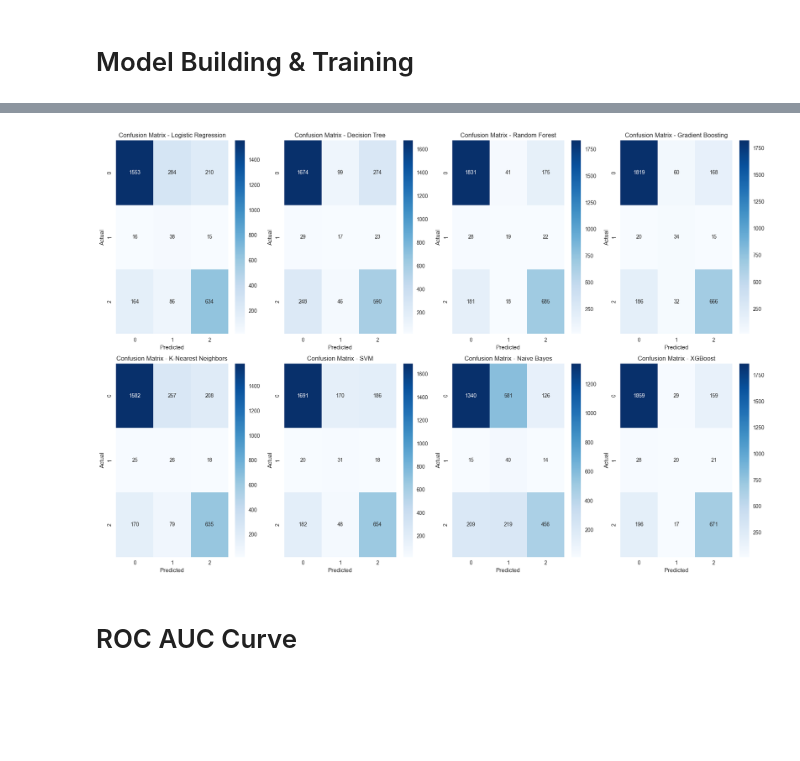
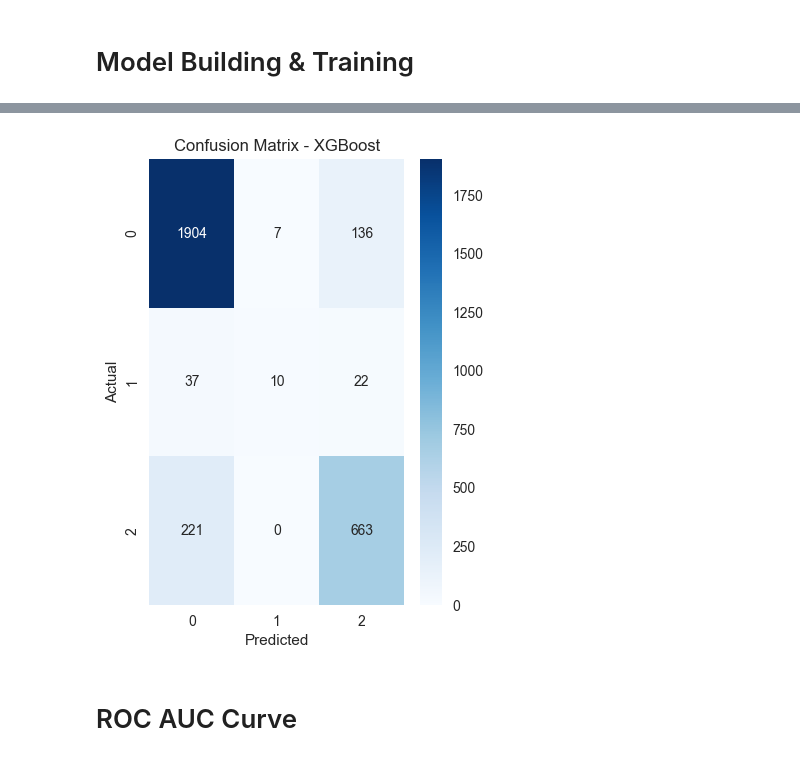
Before and after one commit to TasnimulIntazamAsif/BUBT_AI_Competition_2025, a Jupyter notebook: bubt.ipynb, the cells around one changed output, grey strips where cells are left out. Saved outputs shown, nothing was run; the diff lists cells and outputs as text; code cells hidden in the pictures; blank space fills up the shorter version.

```diff
--- a/bubt.ipynb
+++ b/bubt.ipynb
@@ -636,59 +572,36 @@ weighted avg       0.85      0.85      0.85      3000
 # %%
-# Detailed evaluation for each model: confusion matrix, CV accuracy, ROC AUC
+# Classification Report
+print(f"\nClassification Report for {name}:")
+print(classification_report(y_test, y_pred))
 
-from sklearn.model_selection import StratifiedKFold
+# Confusion Matrix
+plt.figure(figsize=(15, 10))
+plt.subplot(2, 4, list(models.keys()).index(name) + 1)
+cm = confusion_matrix(y_test, y_pred)
+sns.heatmap(cm, annot=True, fmt='d', cmap='Blues')
+plt.title(f'Confusion Matrix - {name}')
+plt.ylabel('Actual')
+plt.xlabel('Predicted')
 
-plt.figure(figsize=(18, 12))
+# Fix: Use encoded labels for cross-validation to avoid class mismatch errors
+# Use same labels that the model was trained with
+cv_scores = cross_val_score(
+    model,
+    X_tr,
+    y_tr,       # Use encoded labels, matching model training above
+    cv=5,
+    scoring='accuracy'
+)
+print(f"Cross-Validation Accuracy: {cv_scores.mean():.4f} (+/- {cv_scores.std() * 2:.4f})")
 
-for idx, (name, res) in enumerate(results.items(), start=1):
-    y_true = res['y_true']
-    y_pred = res['y_pred']
-    y_pred_proba = res['y_pred_proba']
-    model = res['model']
-
-    print(f"\n{'='*60}")
-    print(f"Model: {name}")
-    print(f"Accuracy: {res['accuracy']:.4f}")
-    print("Classification Report:")
-    print(res['classification_report'])
-
-    # Confusion Matrix
-    plt.subplot(2, 4, idx)
-    cm = confusion_matrix(y_true, y_pred)
-    sns.heatmap(cm, annot=True, fmt='d', cmap='Blues')
-    plt.title(f'Confusion Matrix - {name}')
-    plt.ylabel('Actual')
-    plt.xlabel('Predicted')
-
-    # Cross-validation on the whole training set with encoded labels
-    # Reuse global X and y (full data), with the same encoder as before
-    cv = StratifiedKFold(n_splits=5, shuffle=True, random_state=42)
+# ROC AUC if model supports probability predictions
+if y_pred_proba is not None:
+    # For multiclass, roc_auc_score expects label-encoded targets and probabilistic outputs
     try:
-        # Use encoded labels for CV
-        if 'y_encoded' in globals():
-            y_cv = y_encoded
-        else:
-            from sklearn.preprocessing import LabelEncoder
-            le_cv = LabelEncoder()
-            y_cv = le_cv.fit_transform(y)
-
-        X_scaled_full = scaler.fit_transform(X)
-        cv_score = cross_val_score(model, X_scaled_full, y_cv, cv=cv, scoring='accuracy')
-        print(f"Cross-Validation Accuracy: {cv_score.mean():.4f} (+/- {cv_score.std() * 2:.4f})")
+        roc_auc = roc_auc_score(y_te, y_pred_proba, multi_class='ovr')  # use encoded test target
+        print(f"ROC AUC Score: {roc_auc:.4f}")
     except Exception as e:
-        print(f"Cross-validation could not be calculated: {e}")
-
-    # ROC AUC if model supports probability predictions
-    if y_pred_proba is not None:
-        try:
-            # For multiclass, roc_auc_score expects label-encoded targets and probabilistic outputs
-            from sklearn.preprocessing import LabelEncoder
-            le_roc = LabelEncoder()
-            y_true_enc = le_roc.fit_transform(y_true)
-            roc_auc = roc_auc_score(y_true_enc, y_pred_proba, multi_class='ovr')
-            print(f"ROC AUC Score: {roc_auc:.4f}")
-        except Exception as e:
-            print(f"ROC AUC could not be calculated: {e}")
+        print(f"ROC AUC could not be calculated: {e}")
 
 plt.tight_layout()
 plt.show()
@@ -713,4 +622,4 @@ ROC AUC Score: 0.9125
-[figure, old version]
+[figure, new version]
 # %% [markdown]
 # ROC AUC Curve
 # %%
```
Also changed, not shown: parts of 12 cells of this notebook, 1 other file.
